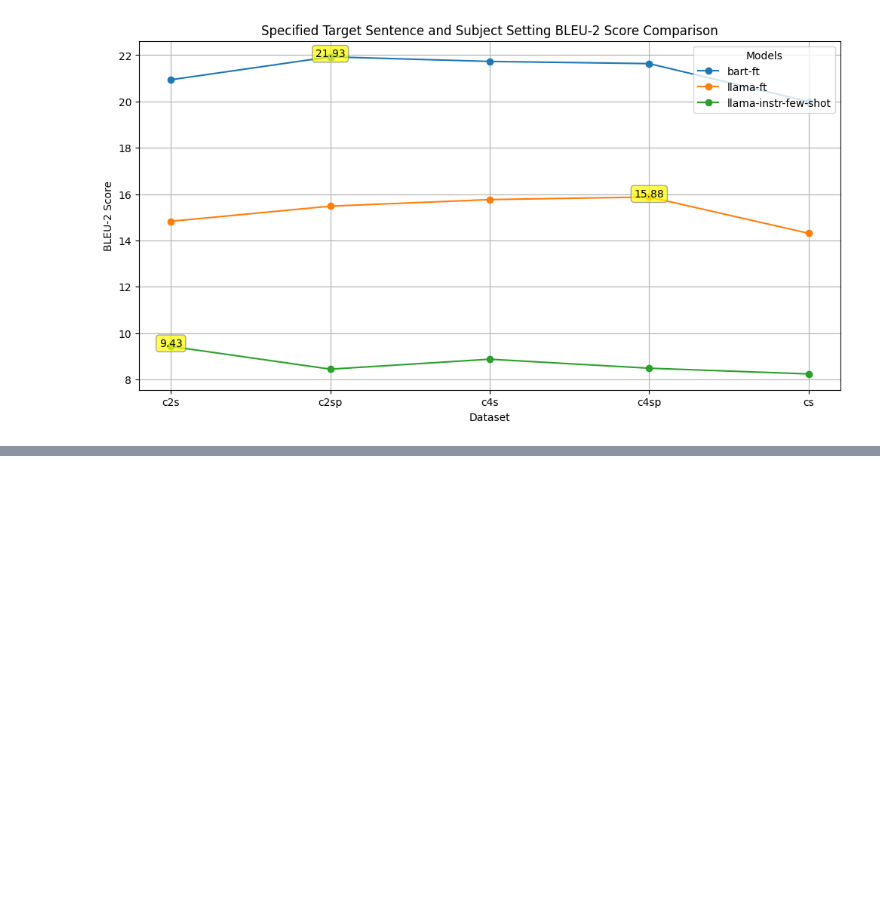
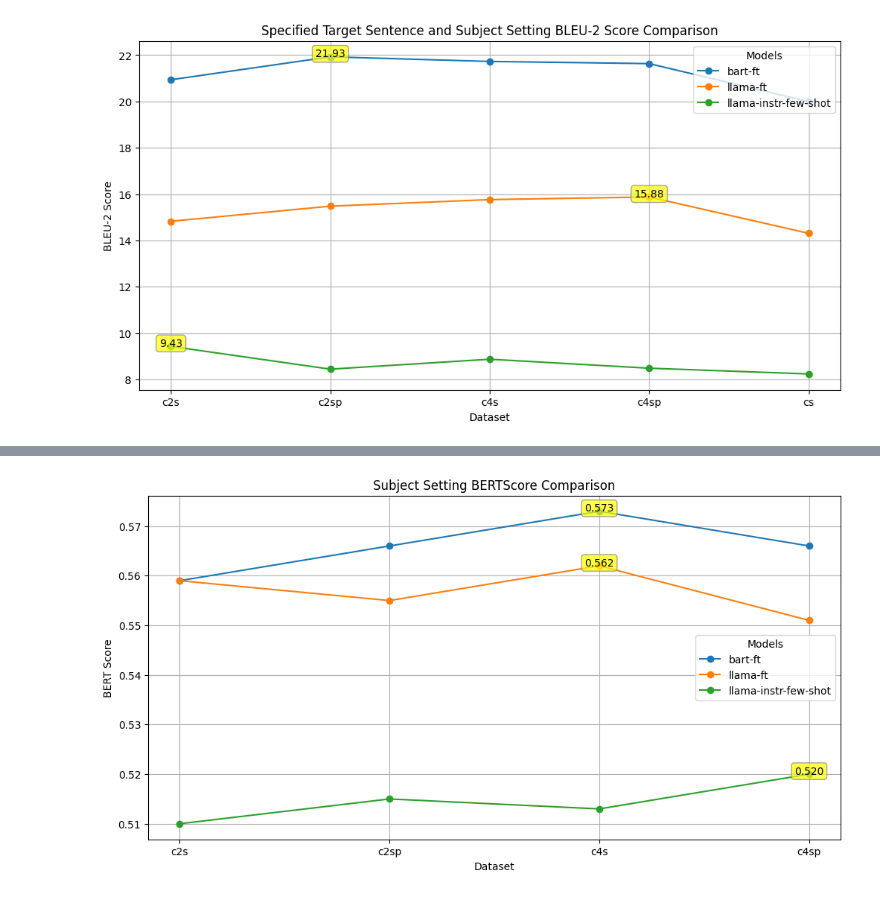
Before and after one commit to martgru/ElabSimp, a Jupyter notebook: main/inspect_results.ipynb, the cells around one changed output, grey strips where cells are left out. Cells and saved outputs as stored; diff of their text form; code cells hidden in the pictures; blank space fills up the shorter version.

```diff
--- a/main/inspect_results.ipynb
+++ b/main/inspect_results.ipynb
@@ -261,0 +307,10 @@ compare_setting(
+# %%
+compare_setting(
+    dataframe=df,
+    score_type="BERT",
+    dataset_column='dataset',
+    column_type='subject-bs-f1',
+    title="Subject Setting BERTScore Comparison"
+)
+# %% [output]
+[figure, added]
```
Also changed, not shown: parts of 10 cells of this notebook, 1 other file.
